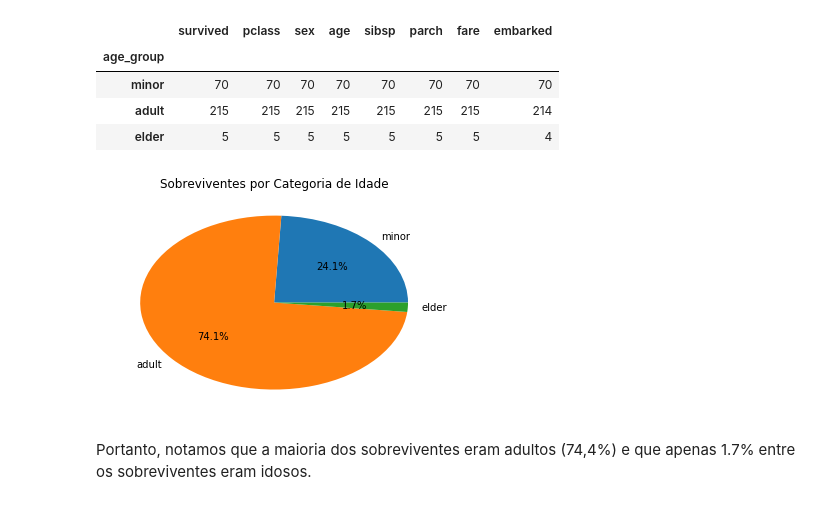
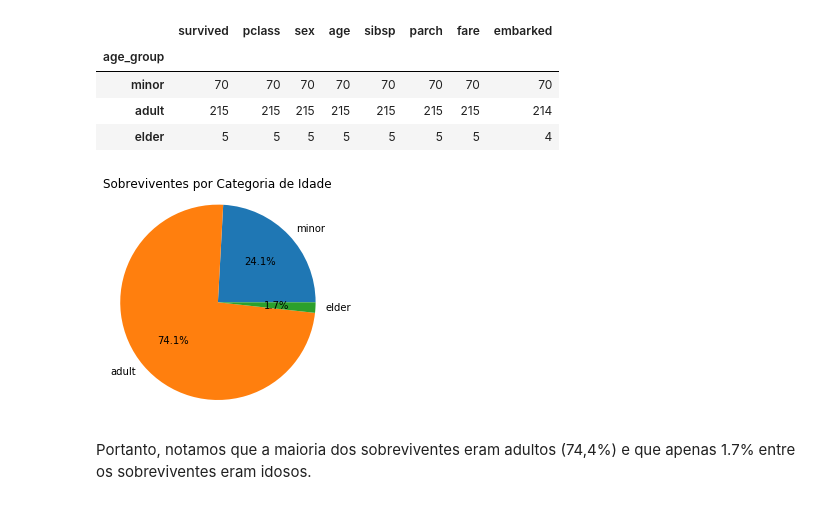
Before and after one commit to lgabs/udacity-titanic, a Jupyter notebook: titanic_data_analysis.ipynb, the cells around one changed output. Saved outputs shown, nothing was run; the diff lists cells and outputs as text; code cells hidden in the pictures.

```diff
--- a/titanic_data_analysis.ipynb
+++ b/titanic_data_analysis.ipynb
@@ -354,8 +356,9 @@ fracs = 100.* np.true_divide(survived_by_agegroups['survived'], int(survived_by_
 # %%
 plt.pie(fracs, autopct='%1.1f%%', labels = age_labels)
 plt.title('Sobreviventes por Categoria de Idade');
+plt.axis('square');
 # %% [output]
-[figure, old version]
+[figure, new version]
 # %% [markdown]
 Portanto, notamos que a maioria dos sobreviventes eram adultos (74,4%) e que apenas 1.7% entre os sobreviventes eram idosos.
 # %% [markdown]
```
Also changed, not shown: parts of 28 cells of this notebook.
